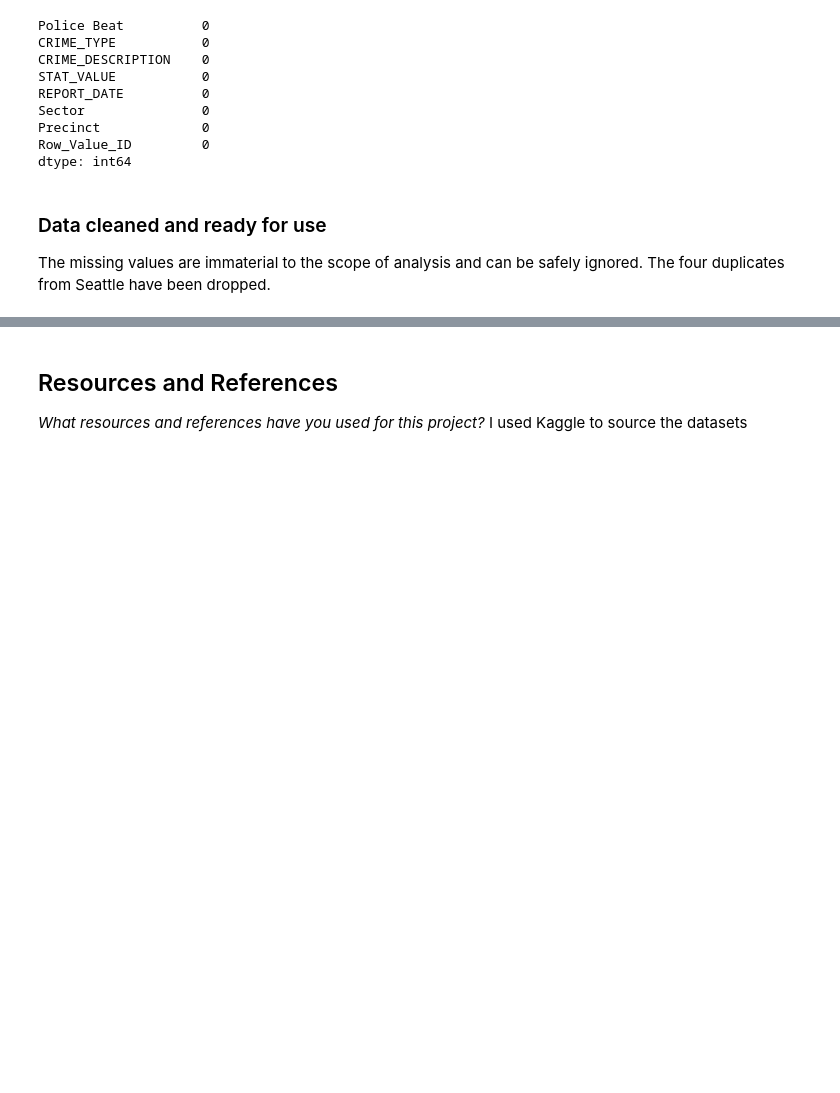
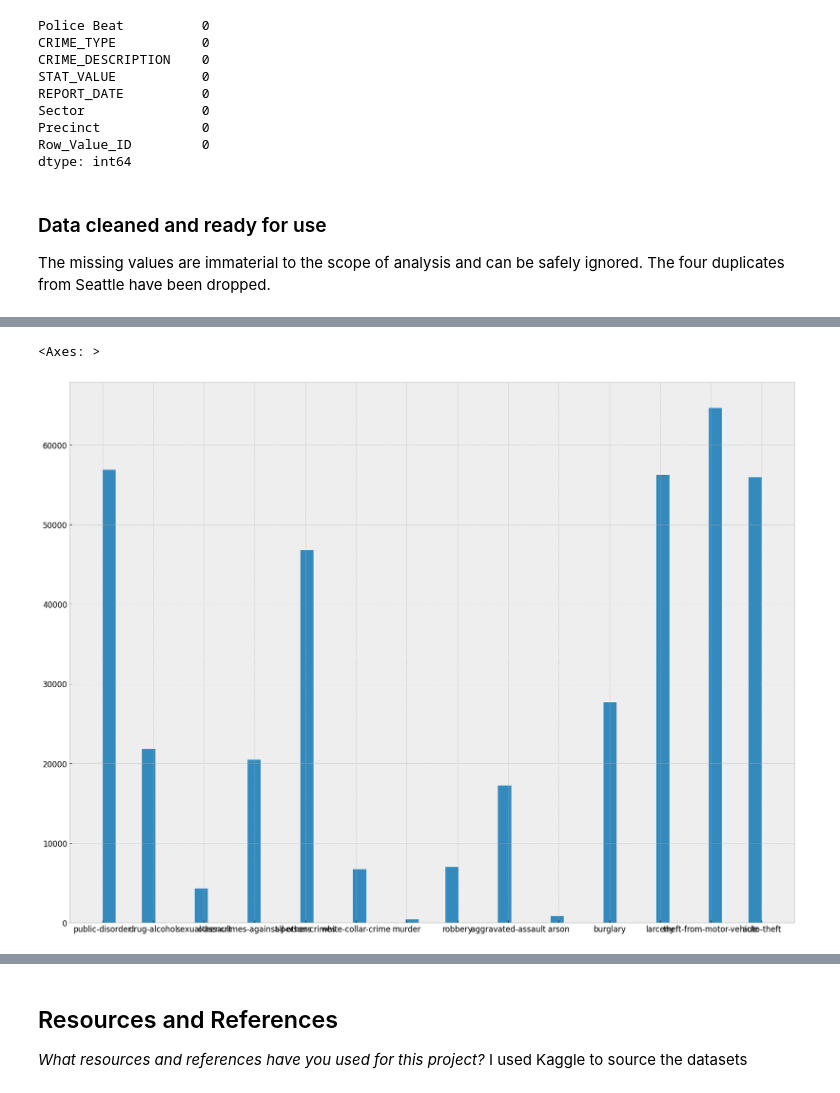
Before and after one commit to IT4063C-Fall23/final-project-jeremylshepherd, a Jupyter notebook: source.ipynb, the cells around one changed output, grey strips where cells are left out. Saved outputs shown, nothing was run; the diff lists cells and outputs as text; code cells hidden in the pictures; blank space fills up the shorter version.

```diff
--- a/source.ipynb
+++ b/source.ipynb
@@ -209,0 +267,5 @@ The missing values are immaterial to the scope of analysis and can be safely ign
+# %%
+denver_crime_df['offense_category_id'].hist(figsize=(20,15), bins=50)
+# %% [output]
+<Axes: >
+[figure, added]
```
Also changed, not shown: parts of 13 cells of this notebook, 1 other file.
